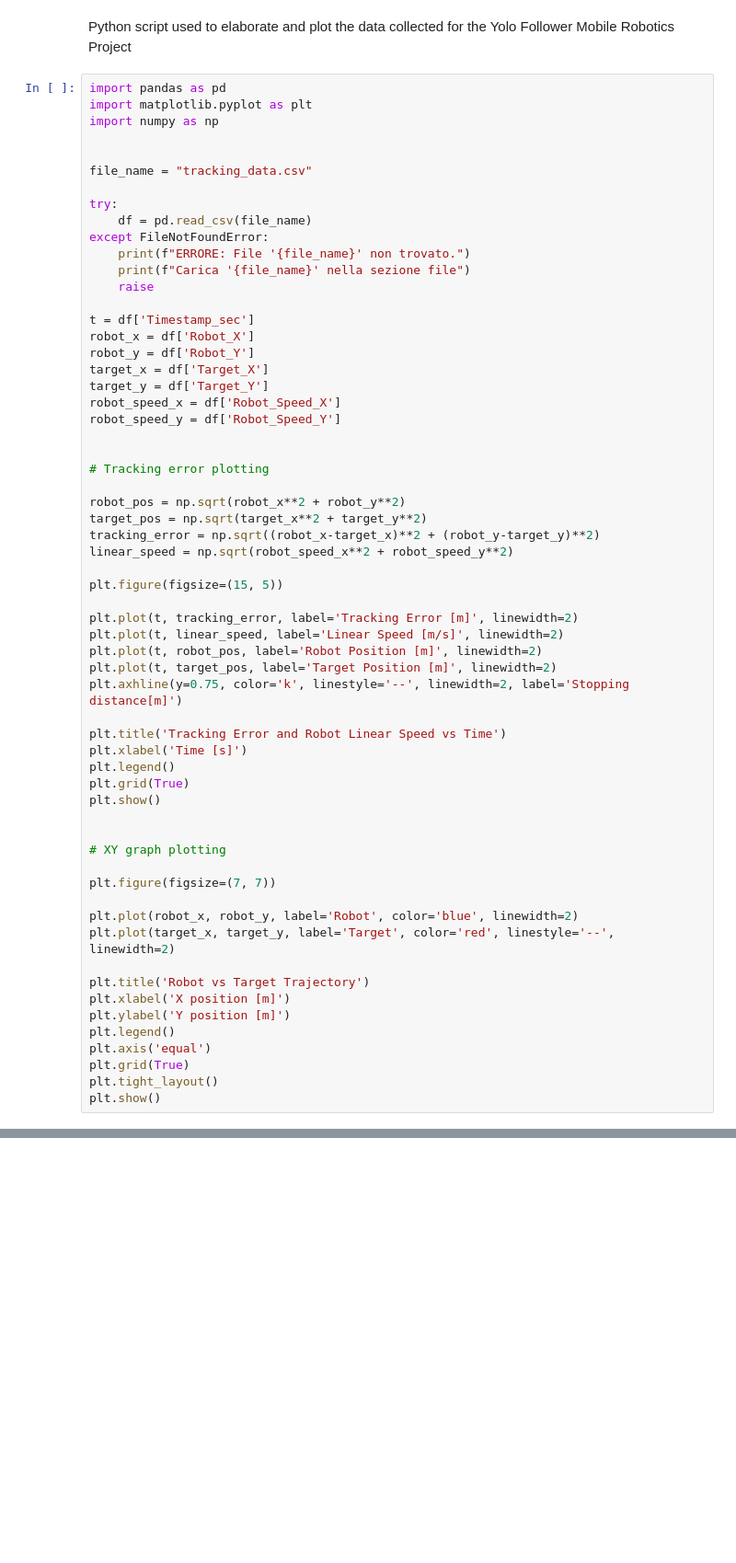
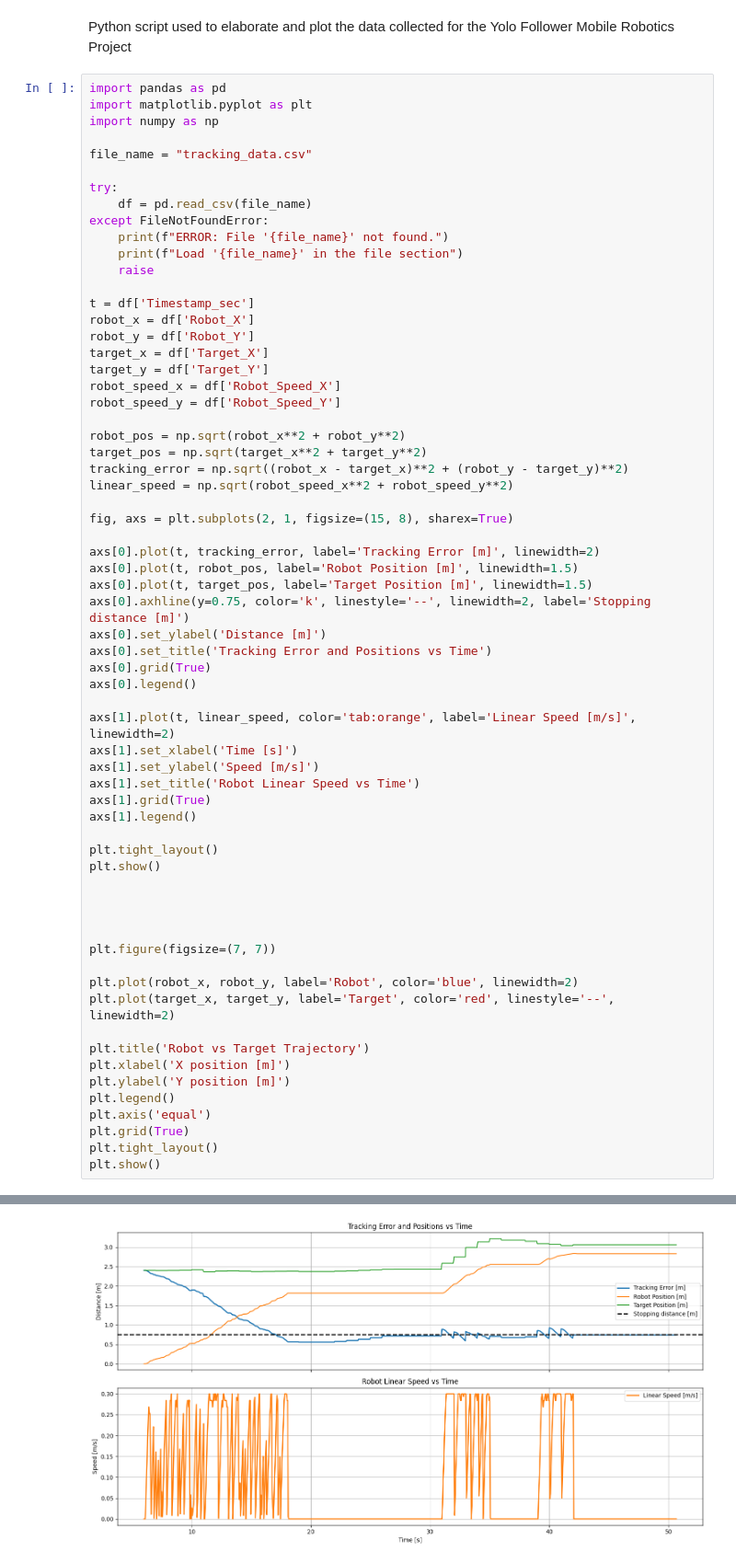
Before and after one commit to ddintrono1/yolo-follower, a Jupyter notebook: YOLO_follower_data_analysis.ipynb, the cells around one changed output, grey strips where cells are left out. Shown at 92% size. Saved outputs shown, nothing was run; the diff lists cells and outputs as text; blank space fills up the shorter version.

```diff
--- a/YOLO_follower_data_analysis.ipynb
+++ b/YOLO_follower_data_analysis.ipynb
@@ -4,15 +4,14 @@ Python script used to elaborate and plot the data collected for the Yolo Followe
 import pandas as pd
 import matplotlib.pyplot as plt
 import numpy as np
-
 
 file_name = "tracking_data.csv"
 
 try:
     df = pd.read_csv(file_name)
 except FileNotFoundError:
-    print(f"ERRORE: File '{file_name}' non trovato.")
-    print(f"Carica '{file_name}' nella sezione file")
+    print(f"ERROR: File '{file_name}' not found.")
+    print(f"Load '{file_name}' in the file section")
     raise
 
 t = df['Timestamp_sec']
@@ -23,30 +22,34 @@ target_y = df['Target_Y']
 robot_speed_x = df['Robot_Speed_X']
 robot_speed_y = df['Robot_Speed_Y']
 
-
-# Tracking error plotting
-
 robot_pos = np.sqrt(robot_x**2 + robot_y**2)
 target_pos = np.sqrt(target_x**2 + target_y**2)
-tracking_error = np.sqrt((robot_x-target_x)**2 + (robot_y-target_y)**2)
+tracking_error = np.sqrt((robot_x - target_x)**2 + (robot_y - target_y)**2)
 linear_speed = np.sqrt(robot_speed_x**2 + robot_speed_y**2)
 
-plt.figure(figsize=(15, 5))
+fig, axs = plt.subplots(2, 1, figsize=(15, 8), sharex=True)
 
-plt.plot(t, tracking_error, label='Tracking Error [m]', linewidth=2)
-plt.plot(t, linear_speed, label='Linear Speed [m/s]', linewidth=2)
-plt.plot(t, robot_pos, label='Robot Position [m]', linewidth=2)
-plt.plot(t, target_pos, label='Target Position [m]', linewidth=2)
-plt.axhline(y=0.75, color='k', linestyle='--', linewidth=2, label='Stopping distance[m]')
+axs[0].plot(t, tracking_error, label='Tracking Error [m]', linewidth=2)
+axs[0].plot(t, robot_pos, label='Robot Position [m]', linewidth=1.5)
+axs[0].plot(t, target_pos, label='Target Position [m]', linewidth=1.5)
+axs[0].axhline(y=0.75, color='k', linestyle='--', linewidth=2, label='Stopping distance [m]')
+axs[0].set_ylabel('Distance [m]')
+axs[0].set_title('Tracking Error and Positions vs Time')
+axs[0].grid(True)
+axs[0].legend()
 
-plt.title('Tracking Error and Robot Linear Speed vs Time')
-plt.xlabel('Time [s]')
-plt.legend()
-plt.grid(True)
+axs[1].plot(t, linear_speed, color='tab:orange', label='Linear Speed [m/s]', linewidth=2)
+axs[1].set_xlabel('Time [s]')
+axs[1].set_ylabel('Speed [m/s]')
+axs[1].set_title('Robot Linear Speed vs Time')
+axs[1].grid(True)
+axs[1].legend()
+
+plt.tight_layout()
 plt.show()
 
 
-# XY graph plotting
+
 
 plt.figure(figsize=(7, 7))
 
@@ -67,0 +68 @@ FileNotFoundError: [Errno 2] No such file or directory: 'tracking_data.csv'
+[figure, added]
```
Also changed, not shown: parts of 1 cell of this notebook, 1 other file.
